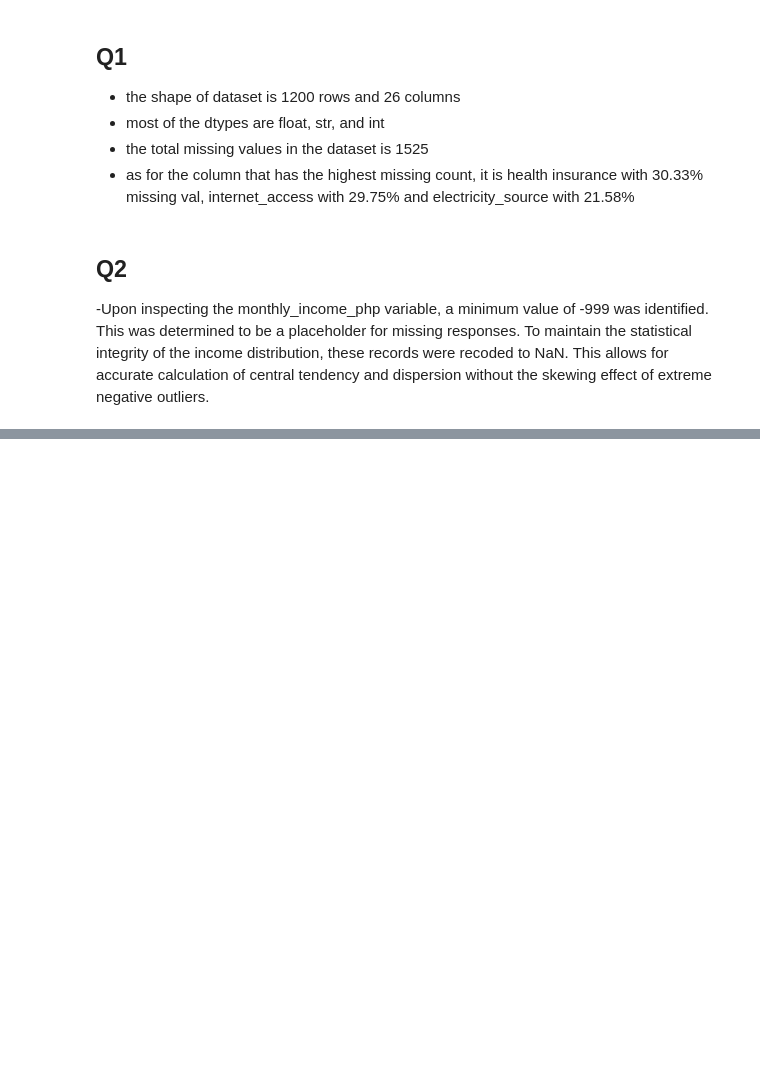
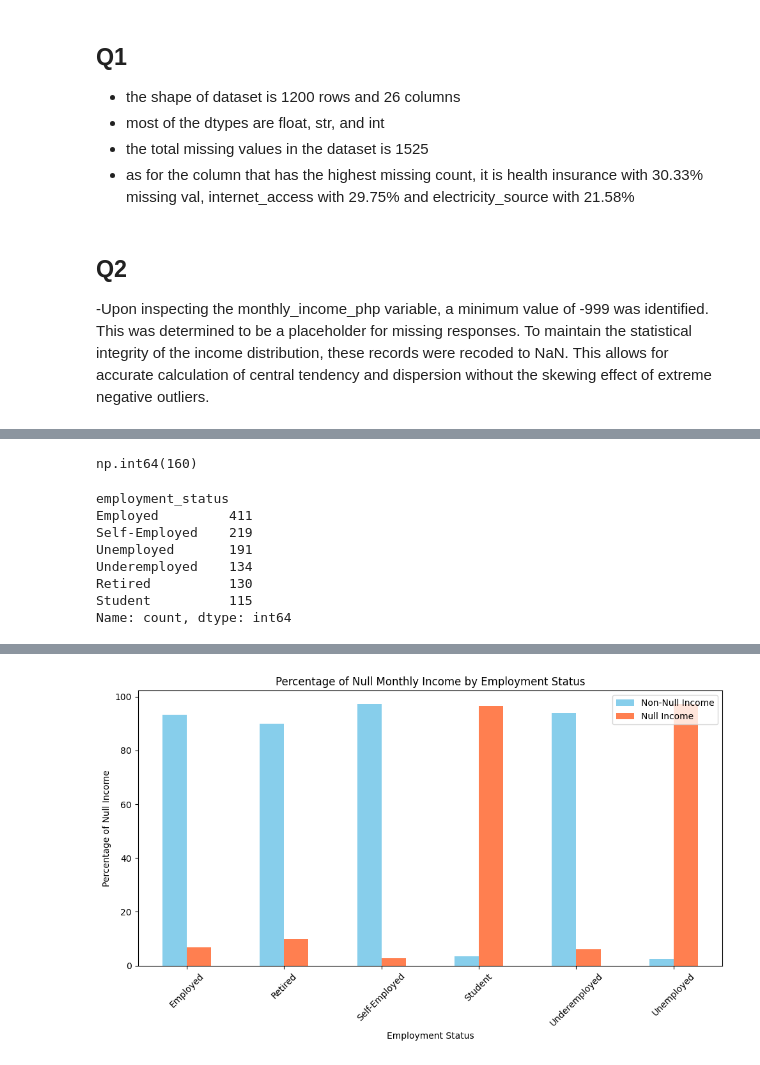
Before and after one commit to Wewds1/EDA, a Jupyter notebook: Ph_survey/notebooks/main.ipynb, the cells around one changed output, grey strips where cells are left out. Saved outputs shown, nothing was run; the diff lists cells and outputs as text; code cells hidden in the pictures; blank space fills up the shorter version.

```diff
--- a/Ph_survey/notebooks/main.ipynb
+++ b/Ph_survey/notebooks/main.ipynb
@@ -80,0 +126,42 @@ Name: count, dtype: int64
+# %%
+# df_copy['monthly_income_php'].describe()
+# display(df_copy['monthly_income_php'].isnull().sum())
+# display(df_copy['monthly_income_php'].notnull().sum())
+# df_copy['income_null'] = df_copy['monthly_income_php'].isnull().astype(int)
+df_raw = df.copy()
+
+display(df_raw['monthly_income_php'].isnull().sum())
+display(df_raw['employment_status'].value_counts(dropna=False))
+
+
+grouped = df_raw.groupby('employment_status').agg(total_count=('employment_status', 'count'),
+                                                null_count=('monthly_income_php', lambda x: x.isnull().sum()),
+                                                zero_income_count=('monthly_income_php', lambda x: (x == 0).sum())).reset_index()
+
+df_raw['income_null'] = (df_raw['monthly_income_php'].isnull() | (df_raw['monthly_income_php'] == 0)).astype(int)
+grouped['null_percentage'] = (grouped['null_count'] / grouped['total_count'] * 100).round(2)
+grouped['zero_income_percentage'] = (grouped['zero_income_count'] / grouped['total_count'] * 100).round(2)
+display(grouped)
+
+
+crosstab_pct = pd.crosstab(df_raw['employment_status'], df_raw['income_null'], normalize='index') * 100
+crosstab_pct.columns = ['Non-Null Income', 'Null Income']
+
+crosstab_pct.plot(kind='bar', color=['skyblue', 'coral'], figsize=(10,6))
+plt.title('Percentage of Null Monthly Income by Employment Status')
+plt.xlabel('Employment Status')
+plt.ylabel('Percentage of Null Income')
+plt.xticks(rotation=45)
+plt.tight_layout()
+plt.savefig('../output/q5.png', dpi=300)
+plt.show()
+# %% [output]
+np.int64(160)
+employment_status
+Employed         411
+Self-Employed    219
+Unemployed       191
+Underemployed    134
+Retired          130
+Student          115
+Name: count, dtype: int64
@@ -80,0 +175 @@ Name: count, dtype: int64
+[figure, added]
```
Also changed, not shown: parts of 6 cells of this notebook, 4 other files.
